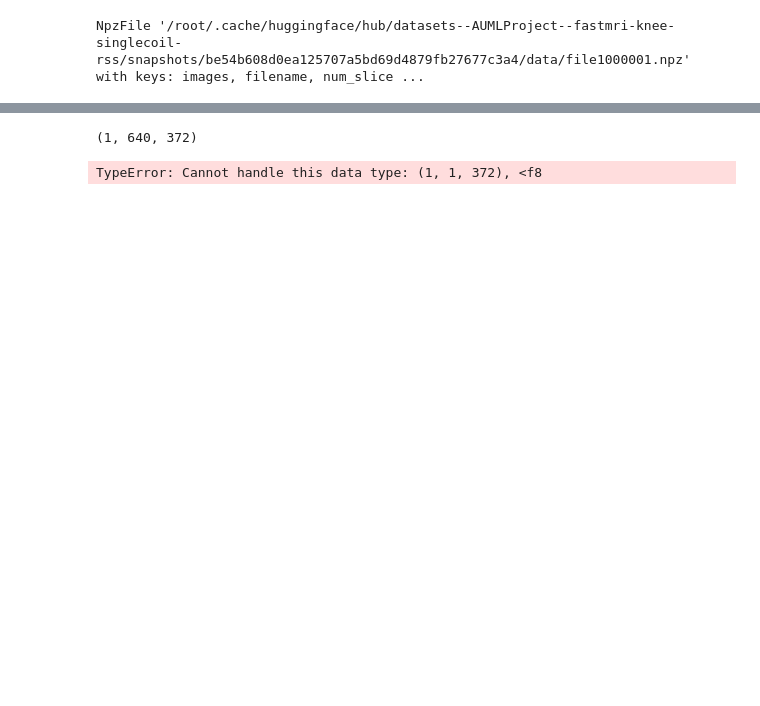
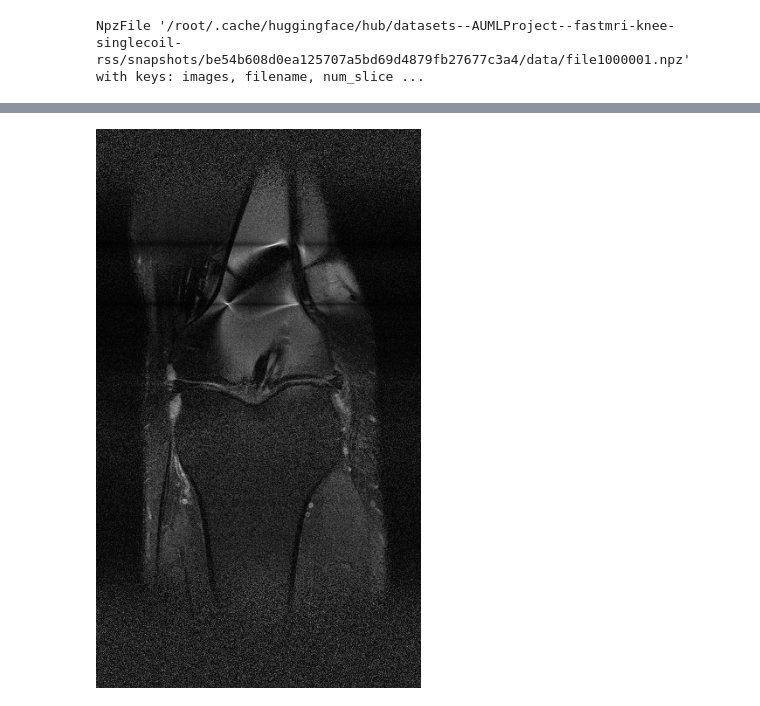
Before and after one commit to ghawkes333/KneeMRIClassifier, a Jupyter notebook: explore_models.ipynb, the cells around one changed output, grey strips where cells are left out. Drawn from its saved outputs; the diff is of its cells as text; code cells hidden in the pictures; blank space fills up the shorter version.

Commit message:
Show an image file with correct contrast

```diff
--- a/explore_models.ipynb
+++ b/explore_models.ipynb
@@ -119,60 +110,22 @@ No.
-# %%
-# Show image
-from torchvision import transforms
-from torch import Tensor
-from sklearn.preprocessing import normalize
-
-def show_im(sample):
-    # Extract the image (assuming 'images' is a path or a numpy array in the npz)
-    # Most npz datasets store a stack; we'll take the middle slice
-    mri_stack = np.load(sample['images'])['data'] if isinstance(sample['images'], str) else sample['images']
-    mid_slice = mri_stack[int(sample['num_slices']) // 2].astype(np.uint8)
-
-    # Normalize and convert to PIL
-    mean = np.mean(mid_slice)
-    std = np.std(mid_slice)
-    mid_slice = 255 * normalize(mid_slice)
-    mid_slice = np.reshape(mid_slice, (1, np.shape(mid_slice)[0], np.shape(mid_slice)[1]), order='C')
-    # norm = transforms.Normalize(mean, std)
-    # print(np.shape(mid_slice))
-    # mid_slice = np.reshape(mid_slice, (1, mid_slice.shape[-2], mid_slice.shape[-1]))
-    # print(np.shape(mid_slice))
-    # rescaled = norm(torch.from_numpy(mid_slice))
-    # rescaled = (255.0 / mid_slice.max() * (mid_slice - mid_slice.min())).astype(np.uint8)
-
-    print(np.shape(mid_slice))
-    image = Image.fromarray(mid_slice)
-
-    # image = image.convert("RGB")
-
-
-
-    panim = Image.open("panda.jpeg")
-
-    display(image)
-    display(panim)
-    print(image)
-    print("Image above")
-    print(np.shape(mid_slice))
-
-    # messages = [
-    #     {
-    #         "role": "user",
-    #         "content": [
-    #             {"type": "text", "text": "Does this knee MRI show an ACL (Anterior Cruciate Ligament) injury? Answer 'Yes' or 'No' and provide a brief reason."},
-    #             {"type": "image", "image": image}
-    #         ]
-    #     }
-    # ]
-
-    # with torch.no_grad():
-    #   output = pipe(text=messages, max_new_tokens=50, do_sample=False, use_cache=False)
-    #   response = output[0]["generated_text"][-1]["content"]
-
-show_im(sample_file)
-# %% [output]
-(1, 640, 372)
-TypeError: Cannot handle this data type: (1, 1, 372), <f8
+# %%
+# Show image
+from torchvision import transforms
+from torch import Tensor
+from sklearn.preprocessing import normalize
+
+def show_im(sample):
+    mri_stack = np.load(sample['images'])['data'] if isinstance(sample['images'], str) else sample['images']
+    mid_slice = mri_stack[int(sample['num_slices']) // 2].astype(np.float16)
+    mid_slice = 255* normalize(mid_slice)
+
+    rescaled = (255.0 / mid_slice.max() * (mid_slice - mid_slice.min())).astype(np.uint8)
+
+    image = Image.fromarray(rescaled)
+    display(image)
+
+show_im(sample_file)
+# %% [output]
+[figure, added]
 # %%
 # TODO: Check if this downloads fully and concats the datasets correctly
 def download_full_singlecoil_dataset():
```
Also changed, not shown: parts of 4 cells of this notebook.
